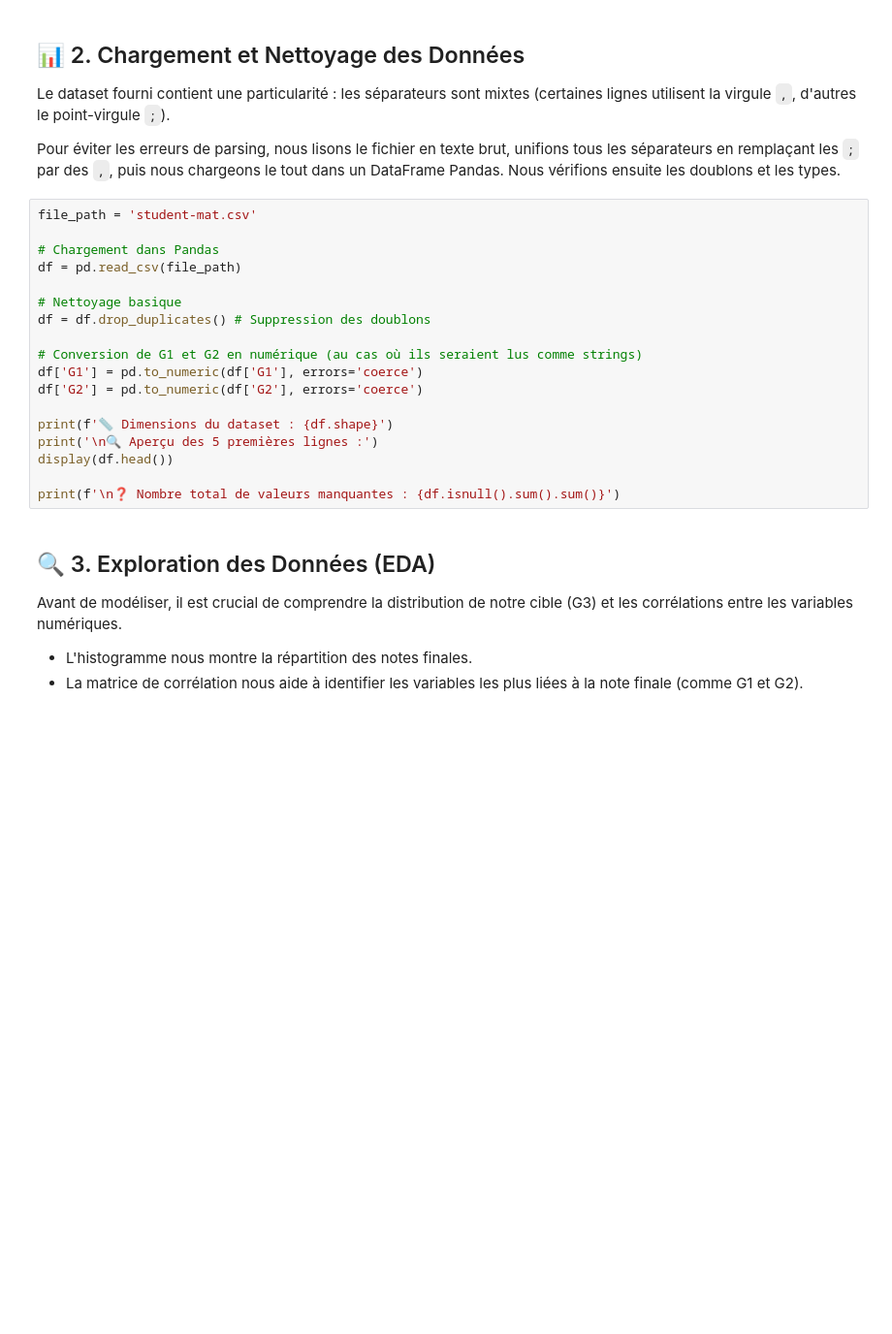
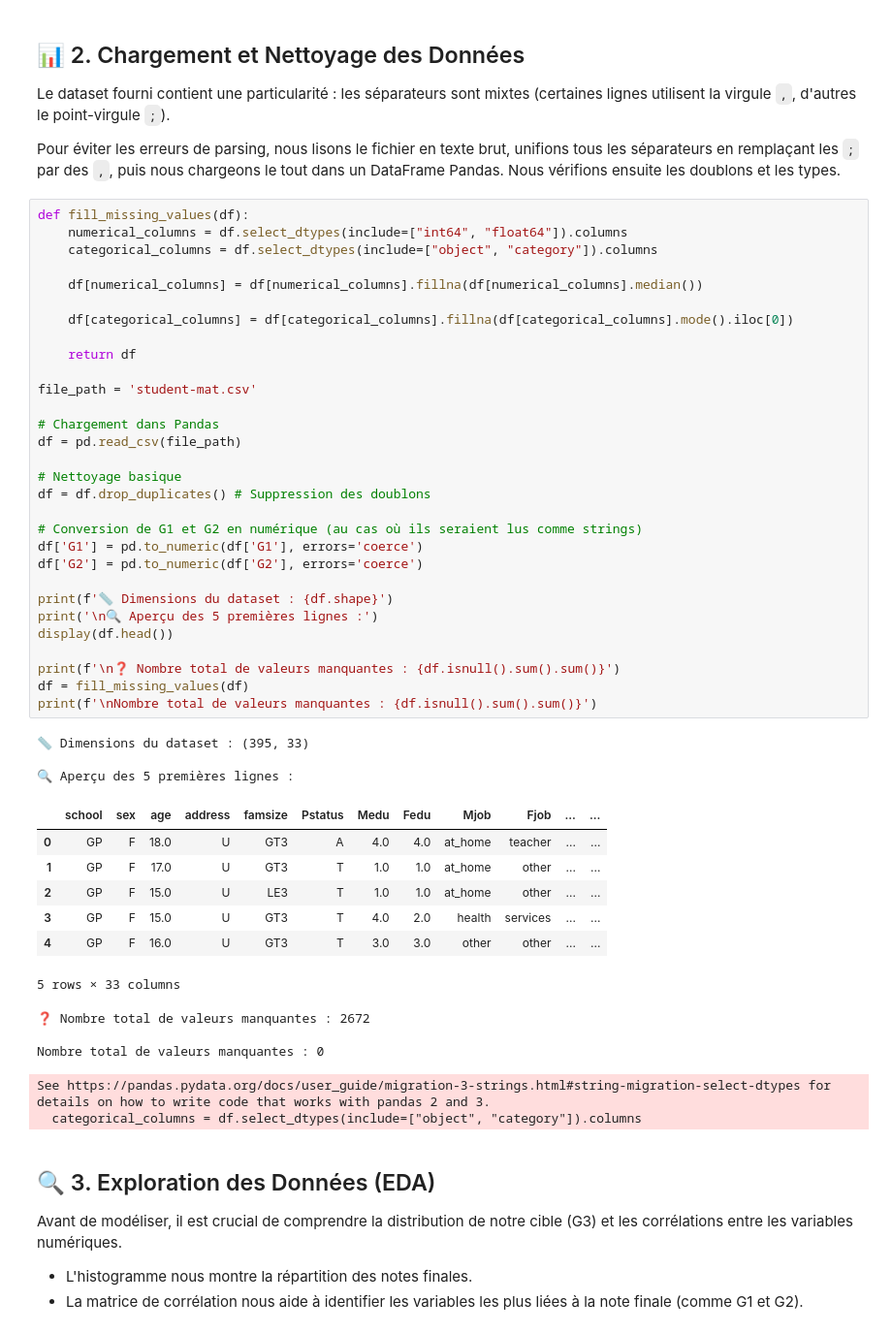
Before and after one commit to Achraf-agourram/Supervised-ML-Workshop, a Jupyter notebook: main.ipynb, the cells around one changed output. Shown at 97% size. Cells and saved outputs as stored; diff of their text form; blank space fills up the shorter version.

```diff
--- a/main.ipynb
+++ b/main.ipynb
@@ -43,23 +40,51 @@ Le dataset fourni contient une particularité : les séparateurs sont mixtes (ce
 
 Pour éviter les erreurs de parsing, nous lisons le fichier en texte brut, unifions tous les séparateurs en remplaçant les `;` par des `,`, puis nous chargeons le tout dans un DataFrame Pandas. Nous vérifions ensuite les doublons et les types.
 # %%
+def fill_missing_values(df):
+    numerical_columns = df.select_dtypes(include=["int64", "float64"]).columns
+    categorical_columns = df.select_dtypes(include=["object", "category"]).columns
+
+    df[numerical_columns] = df[numerical_columns].fillna(df[numerical_columns].median())
+
+    df[categorical_columns] = df[categorical_columns].fillna(df[categorical_columns].mode().iloc[0])
+
+    return df
+
 file_path = 'student-mat.csv'
 
 # Chargement dans Pandas
 df = pd.read_csv(file_path)
 
 # Nettoyage basique
 df = df.drop_duplicates() # Suppression des doublons
 
 # Conversion de G1 et G2 en numérique (au cas où ils seraient lus comme strings)
 df['G1'] = pd.to_numeric(df['G1'], errors='coerce')
 df['G2'] = pd.to_numeric(df['G2'], errors='coerce')
 
 print(f'📏 Dimensions du dataset : {df.shape}')
 print('\n🔍 Aperçu des 5 premières lignes :')
 display(df.head())
 
 print(f'\n❓ Nombre total de valeurs manquantes : {df.isnull().sum().sum()}')
+df = fill_missing_values(df)
+print(f'\nNombre total de valeurs manquantes : {df.isnull().sum().sum()}')
+# %% [output]
+📏 Dimensions du dataset : (395, 33)
+
+🔍 Aperçu des 5 premières lignes :
+|  | school | sex | age | address | famsize | Pstatus | Medu | Fedu | Mjob | Fjob | ... | ... |
+| 0 | GP | F | 18.0 | U | GT3 | A | 4.0 | 4.0 | at_home | teacher | ... | ... |
+| 1 | GP | F | 17.0 | U | GT3 | T | 1.0 | 1.0 | at_home | other | ... | ... |
+| 2 | GP | F | 15.0 | U | LE3 | T | 1.0 | 1.0 | at_home | other | ... | ... |
+| 3 | GP | F | 15.0 | U | GT3 | T | 4.0 | 2.0 | health | services | ... | ... |
+| 4 | GP | F | 16.0 | U | GT3 | T | 3.0 | 3.0 | other | other | ... | ... |
+5 rows × 33 columns
+❓ Nombre total de valeurs manquantes : 2672
+
+Nombre total de valeurs manquantes : 0
+See https://pandas.pydata.org/docs/user_guide/migration-3-strings.html#string-migration-select-dtypes for details on how to write code that works with pandas 2 and 3.
+  categorical_columns = df.select_dtypes(include=["object", "category"]).columns
 # %% [markdown]
 ## 🔍 3. Exploration des Données (EDA)
 
```
Also changed, not shown: parts of 5 cells of this notebook.
